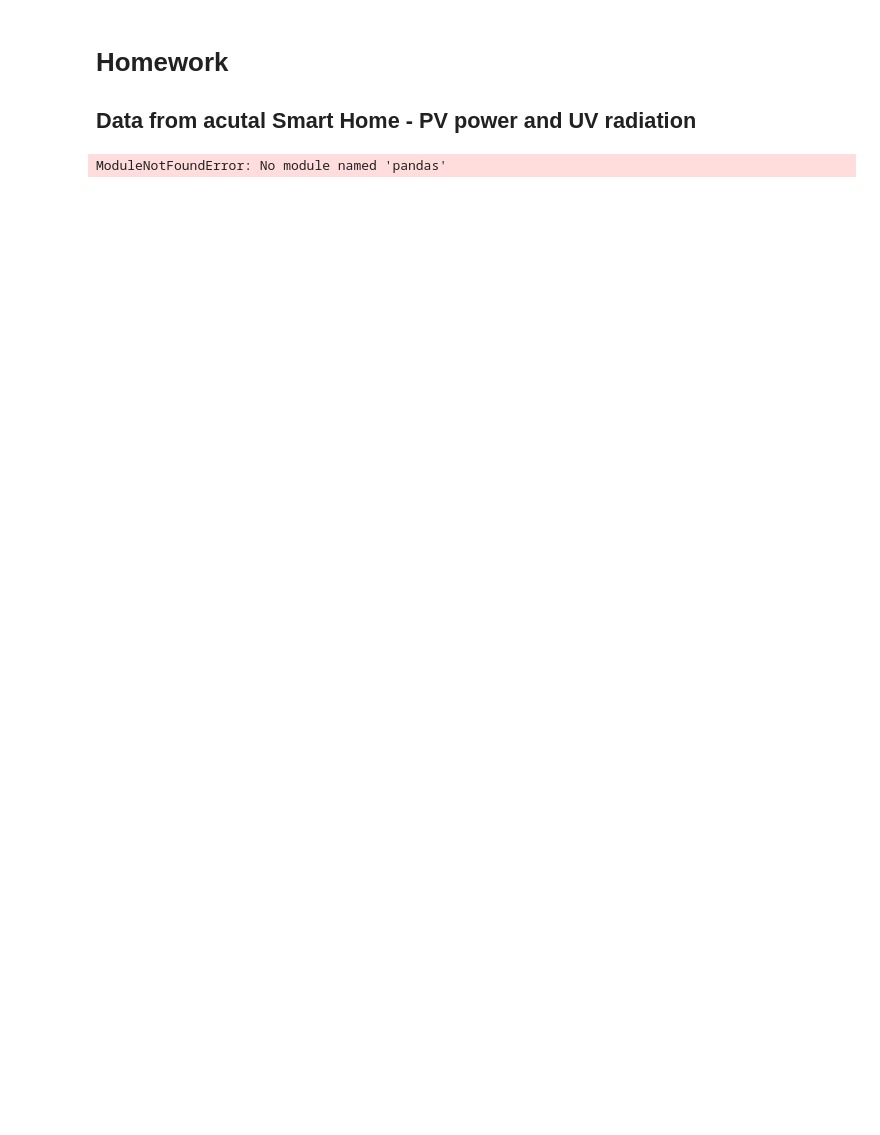
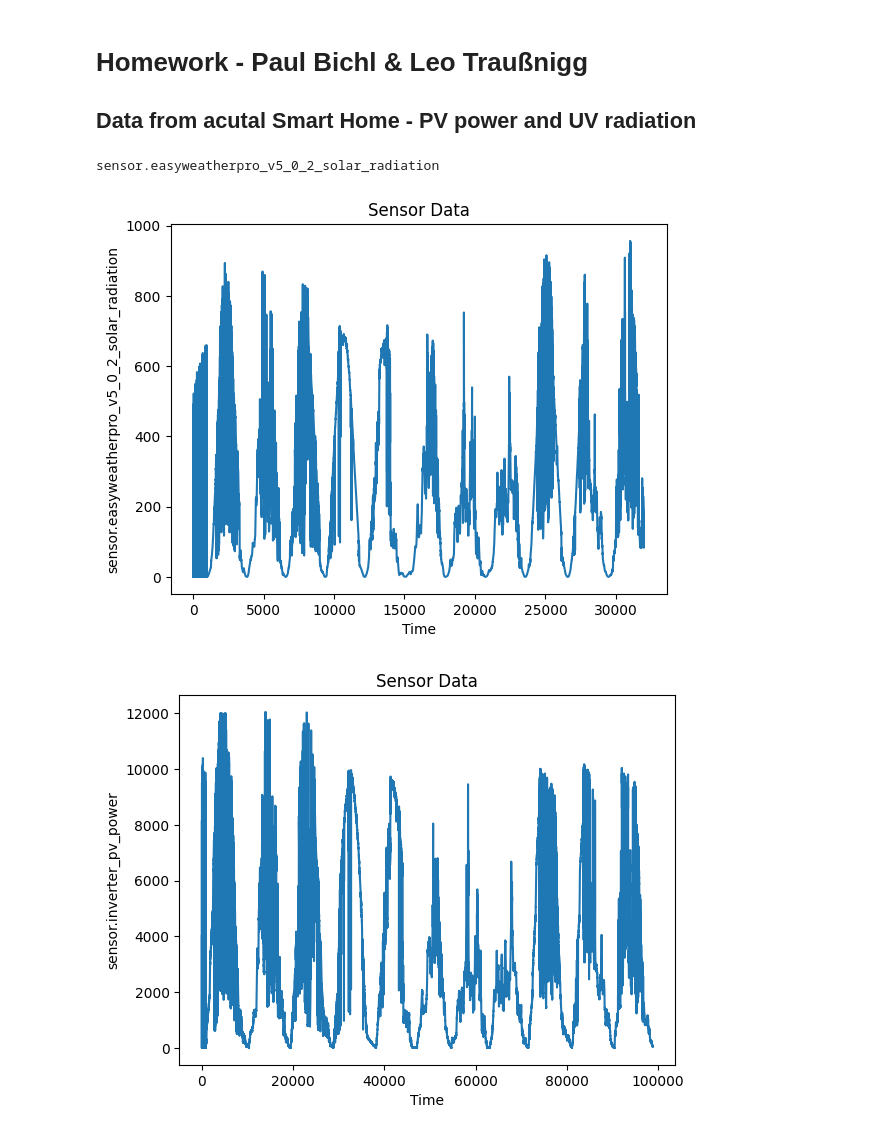
Before and after one commit to leotfh/data-engineering, a Jupyter notebook: homework/main.ipynb, the cells around one changed output. Drawn from its saved outputs; the diff is of its cells as text; code cells hidden in the pictures; blank space fills up the shorter version.

Commit message:
add plot

```diff
--- a/homework/main.ipynb
+++ b/homework/main.ipynb
@@ -1,25 +1,61 @@
 # %% [markdown]
-# Homework
+# Homework - Paul Bichl & Leo Traußnigg
 ## Data from acutal Smart Home - PV power and UV radiation
 # %%
+import pandas as pd
+import matplotlib.pyplot as plt
 
-# read sensor data from csv
-import pandas as pd
 def read_sensor_data(file_path):
-    """
-    Reads sensor data from a CSV file and returns it as a pandas DataFrame.
-
-    Parameters:
-    file_path (str): The path to the CSV file containing sensor data.
-
-    Returns:
-    pd.DataFrame: A DataFrame containing the sensor data.
-    """
     try:
         data = pd.read_csv(file_path)
         return data
     except Exception as e:
         print(f"Error reading the file: {e}")
         return None
-# %% [output]
-ModuleNotFoundError: No module named 'pandas'
+# %%
+# plot dat from csv file
+def plot_sensor_data(data):
+    if data['state'] is not None:
+        data['state'].plot()
+        plt.title('Sensor Data')
+        plt.xlabel('Time')
+        plt.ylabel(data['entity_id'][0])
+        plt.show()
+    else:
+        print("No data to plot.")
+# %%
+def clean_data(data):
+
+    try:
+        data['last_changed'] = pd.to_datetime(data['last_changed'])
+
+        # Define cutoff timestamp
+        cutoff = pd.Timestamp('2025-03-21T12:00:00.000Z')
+
+        # Filter the data: keep rows where last_changed >= cutoff
+        data = data[data["last_changed"] >= cutoff].reset_index(drop=True)
+
+        # Remove rows where 'state' is 'unknown' or 'unavailable'
+        data = data[~data["state"].isin(["unknown", "unavailable"])].reset_index(drop=True)
+
+        data['state'] = data['state'].astype('float')
+
+        return data
+    except Exception as e:
+        print(f"Error cleaning data: {e}")
+        return None
+# %%
+radiation_data = read_sensor_data('data/radiation-history.csv')
+pv_data = read_sensor_data('data/pw-power-history.csv')
+
+radiation_data = clean_data(radiation_data)
+pv_data = clean_data(pv_data)
+
+print(radiation_data['entity_id'][0])
+
+plot_sensor_data(radiation_data)
+plot_sensor_data(pv_data)
+# %% [output]
+sensor.easyweatherpro_v5_0_2_solar_radiation
+[figure, added]
+[figure, added]
```
Also changed, not shown: parts of 1 cell of this notebook.
